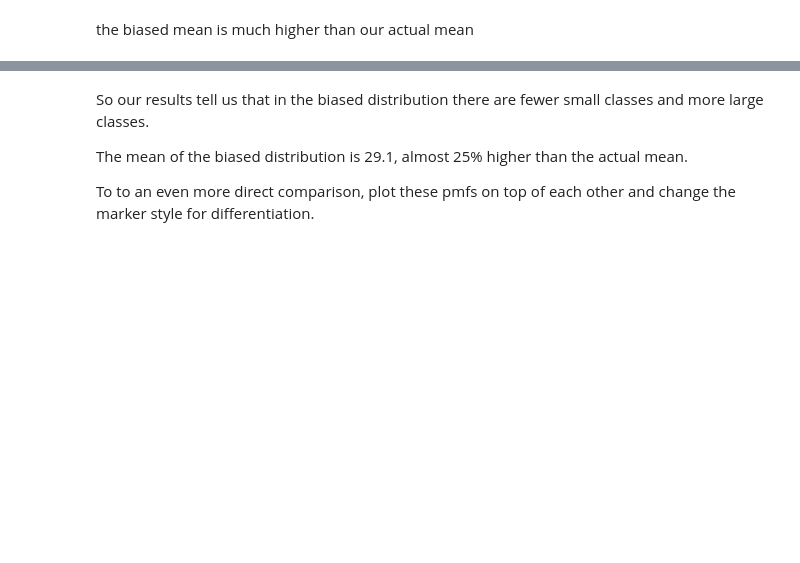
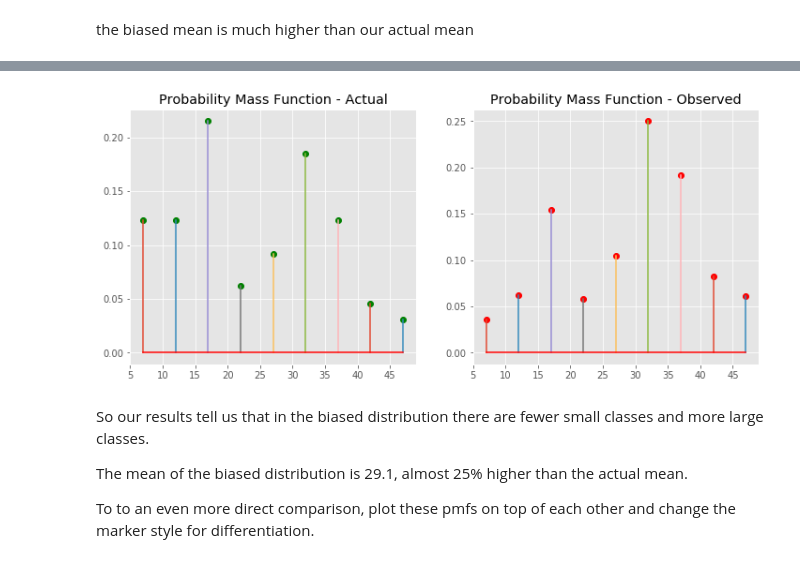
Before and after one commit to AlludedCrabb/dsc-1-09-07-the-probability-mass-function-lab-seattle-ds-career-040119, a Jupyter notebook: index.ipynb, the cells around one changed output, grey strips where cells are left out. Cells and saved outputs as stored; diff of their text form; code cells hidden in the pictures; blank space fills up the shorter version.

```diff
--- a/index.ipynb
+++ b/index.ipynb
@@ -174,3 +170,19 @@ Here we see it, the average or expected value of biased results become much high
+# %%
+# Plot pmfs side by side
+new_figure = plt.figure(figsize=(12,5))
+
+ax = new_figure.add_subplot(121)
+ax2 = new_figure.add_subplot(122)
+
+ax.stem(counter.keys(), pmf, '-', 'go', 'r-');
+ax2.stem(counter.keys(), pmf2, '-', 'ro', 'r-');
+
+ax.set_title ("Probability Mass Function - Actual");
+ax2.set_title ("Probability Mass Function - Observed");
+
+plt.show()
+# %% [output]
+[figure, added]
 # %% [markdown]
 So our results tell us that in the biased distribution there are fewer small classes and more large classes.
 
```
Also changed, not shown: parts of 1 cell of this notebook.
